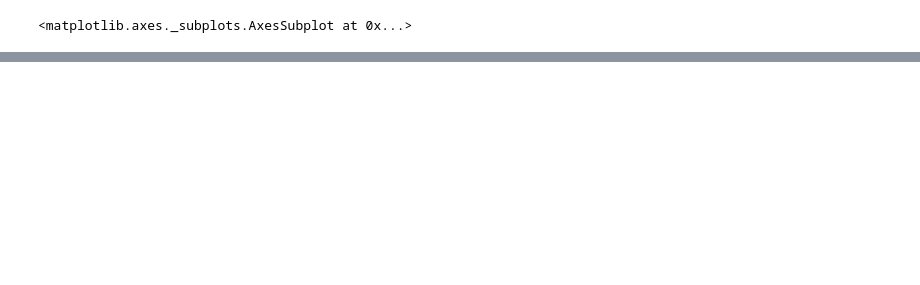
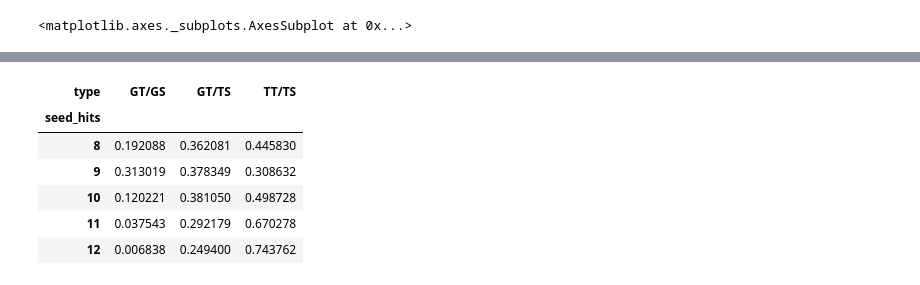
Before and after one commit to jchmura/masters-analysis, a Jupyter notebook: analysis/count_tracks.ipynb, the cells around one changed output, grey strips where cells are left out. Cells and saved outputs as stored; diff of their text form; code cells hidden in the pictures; blank space fills up the shorter version.

```diff
--- a/analysis/count_tracks.ipynb
+++ b/analysis/count_tracks.ipynb
@@ -57,0 +108,14 @@ count['total'].plot.bar()
+# %%
+def normalize(row):
+    return row / sum(row)
+
+f = g.apply(normalize, axis=1)
+f
+# %% [output]
+| type | GT/GS | GT/TS | TT/TS |
+| seed_hits |  |  |  |
+| 8 | 0.192088 | 0.362081 | 0.445830 |
+| 9 | 0.313019 | 0.378349 | 0.308632 |
+| 10 | 0.120221 | 0.381050 | 0.498728 |
+| 11 | 0.037543 | 0.292179 | 0.670278 |
+| 12 | 0.006838 | 0.249400 | 0.743762 |
```
Also changed, not shown: parts of 20 cells of this notebook.
